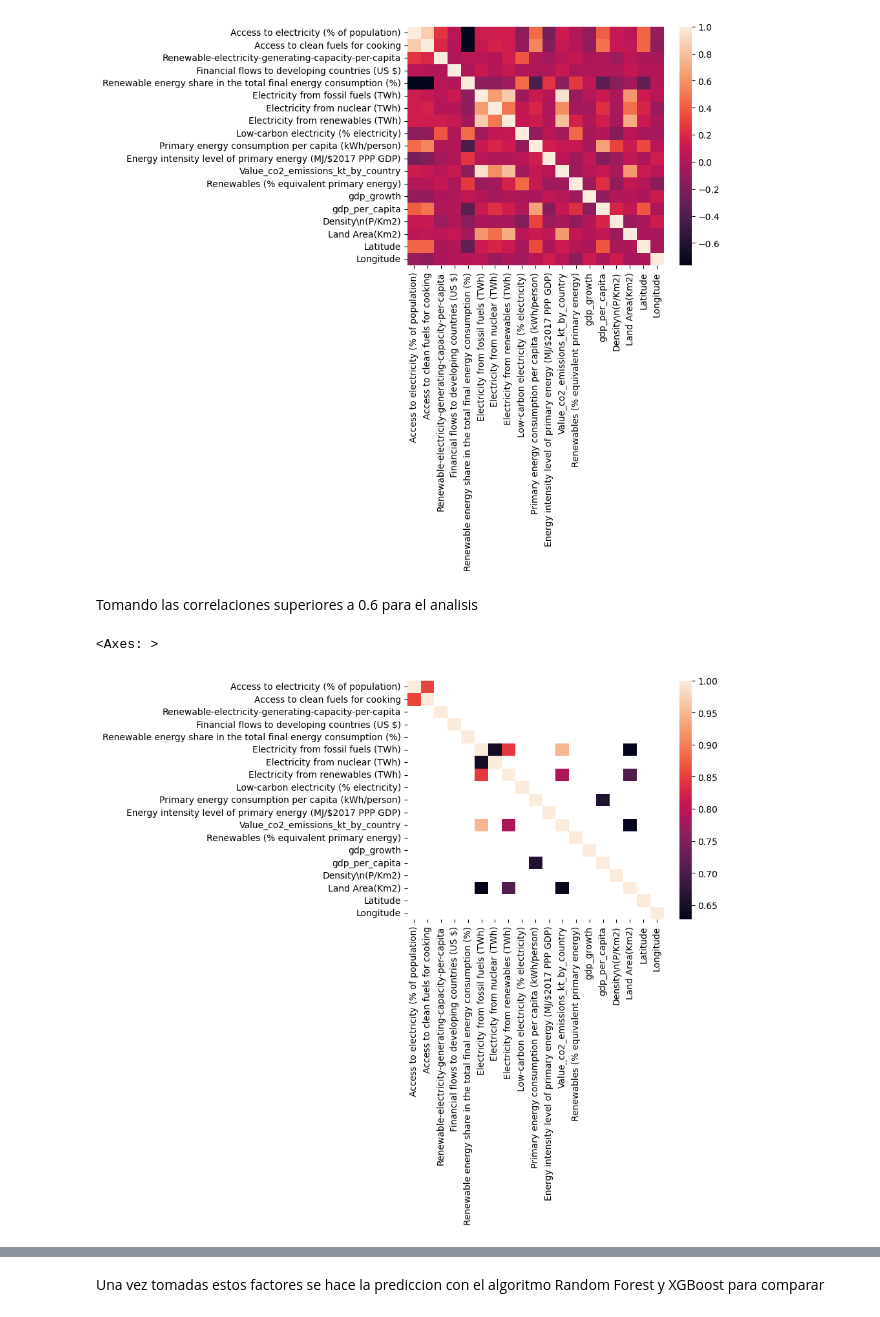
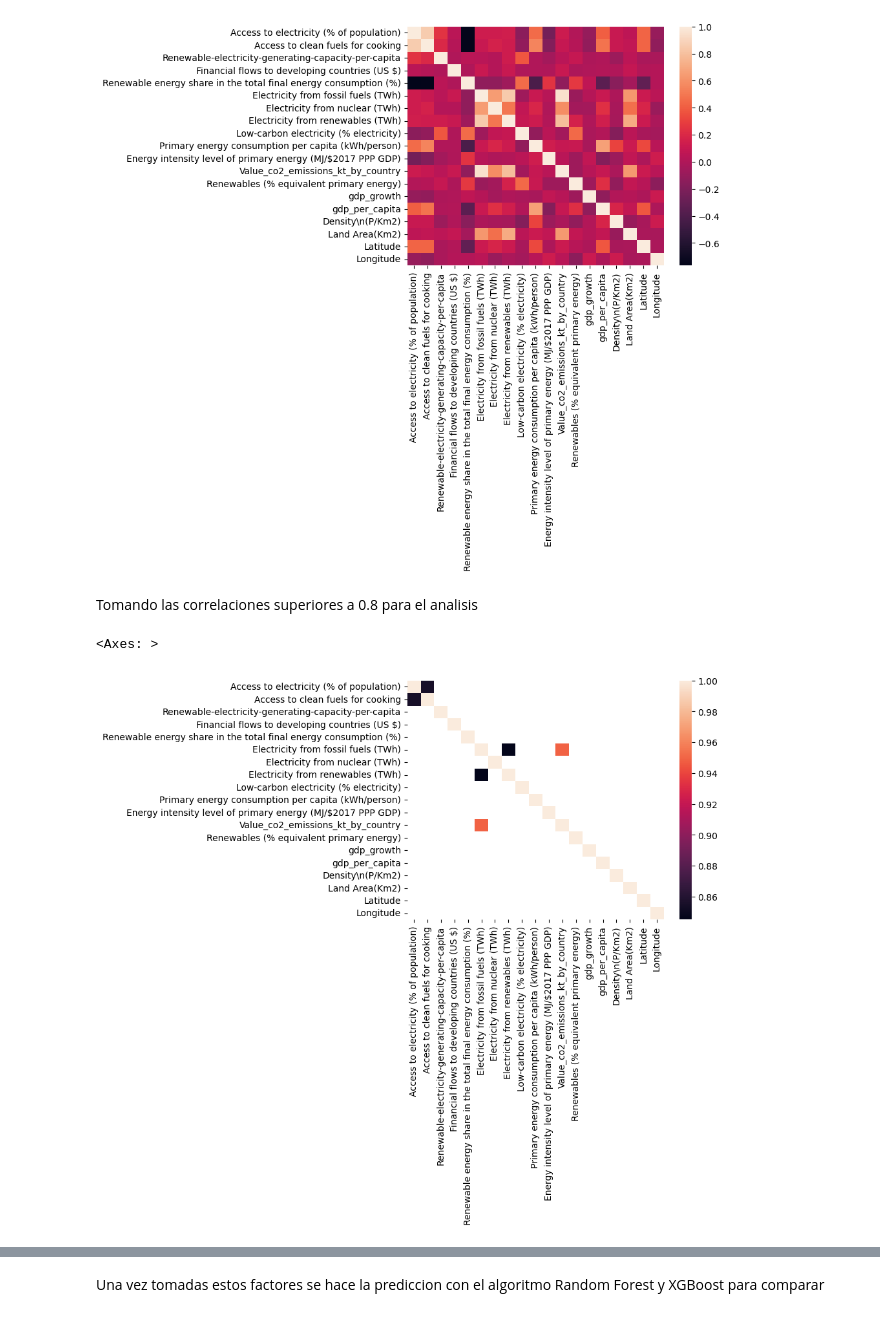
Before and after one commit to diegocv00/codes, a Jupyter notebook: Consumo_energetico/Consumo_energetico.ipynb, the cells around one changed output, grey strips where cells are left out. Drawn from its saved outputs; the diff is of its cells as text; code cells hidden in the pictures.

```diff
--- a/Consumo_energetico/Consumo_energetico.ipynb
+++ b/Consumo_energetico/Consumo_energetico.ipynb
@@ -33,7 +34,7 @@ Key Features:
 * Latitude: Latitude of the country's centroid in decimal degrees.
 * Longitude: Longitude of the country's centroid in decimal degrees.
 # %%
-df = pd.read_csv(r"global-data-on-sustainable-energy (1).csv")
+df = pd.read_csv(r"C:\Practica_Analisis_De_Datos\Consumo_energetico\global-data-on-sustainable-energy (1).csv")
 df
 # %% [output]
 |  | Entity | Year | Access to electricity (% of popul... | Access to clean fuels for cooking | Renewable-electricity-generating-... | ... |
@@ -374,11 +375,11 @@ sns.heatmap(matriz)
 <Axes: >
 [figure]
 # %% [markdown]
-Tomando las correlaciones superiores a 0.6 para el analisis
+Tomando las correlaciones superiores a 0.8 para el analisis
 # %%
-matriz_renovables = matriz[matriz>0.6]
+matriz_renovables = matriz[matriz>0.8]
 sns.heatmap(matriz_renovables)
 # %% [output]
 <Axes: >
-[figure, old version]
+[figure, new version]
 # %% [markdown]
```
Also changed, not shown: parts of 11 cells of this notebook, 2 other files.
